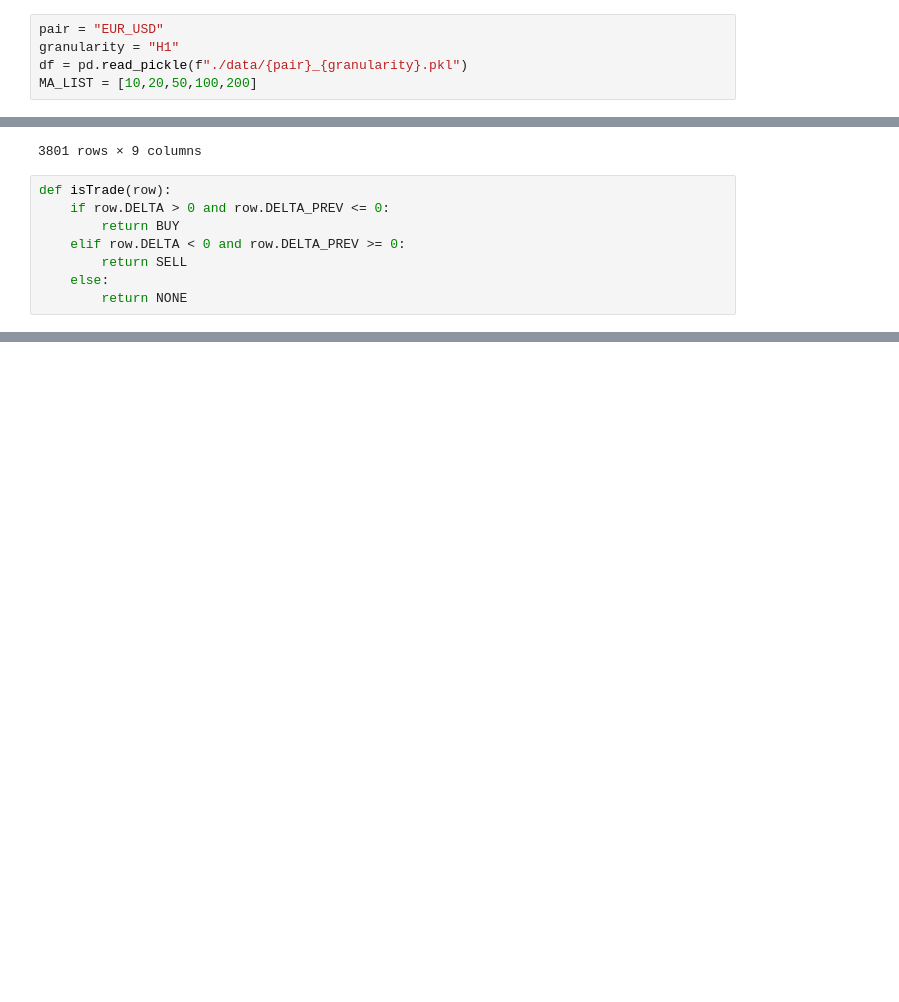
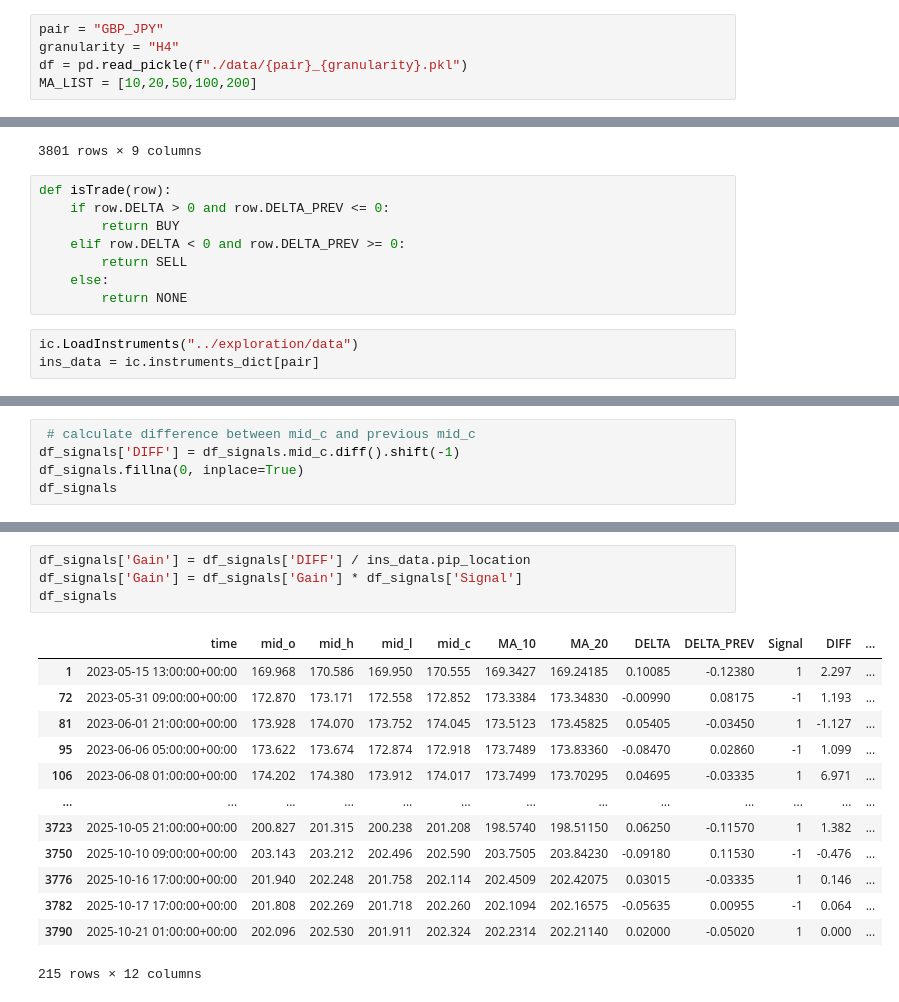
Before and after one commit to juanLude/backtesting_kangaroo, a Jupyter notebook: plotting_candles.ipynb, the cells around one changed output, grey strips where cells are left out. Saved outputs shown, nothing was run; the diff lists cells and outputs as text; blank space fills up the shorter version.

```diff
--- a/plotting_candles.ipynb
+++ b/plotting_candles.ipynb
@@ -7,8 +7,8 @@ import datetime as dt
 from plotting import CandlePlot
 from infrastructure.instrument_collection import instrumentCollection as ic
 # %%
-pair = "EUR_USD"
-granularity = "H1"
+pair = "GBP_JPY"
+granularity = "H4"
 df = pd.read_pickle(f"./data/{pair}_{granularity}.pkl")
 MA_LIST = [10,20,50,100,200]
 # %%
@@ -155,4 +155,7 @@ def isTrade(row):
         return SELL
     else:
         return NONE
+# %%
+ic.LoadInstruments("../exploration/data")
+ins_data = ic.instruments_dict[pair]
 # %%
@@ -174,0 +180,5 @@ df_an
+# %%
+ # calculate difference between mid_c and previous mid_c
+df_signals['DIFF'] = df_signals.mid_c.diff().shift(-1)
+df_signals.fillna(0, inplace=True)
+df_signals
@@ -174,0 +199,18 @@ df_an
+# %%
+df_signals['Gain'] = df_signals['DIFF'] / ins_data.pip_location
+df_signals['Gain'] = df_signals['Gain'] * df_signals['Signal']
+df_signals
+# %% [output]
+|  | time | mid_o | mid_h | mid_l | mid_c | MA_10 | MA_20 | DELTA | DELTA_PREV | Signal | DIFF | ... |
+| 1 | 2023-05-15 13:00:00+00:00 | 169.968 | 170.586 | 169.950 | 170.555 | 169.3427 | 169.24185 | 0.10085 | -0.12380 | 1 | 2.297 | ... |
+| 72 | 2023-05-31 09:00:00+00:00 | 172.870 | 173.171 | 172.558 | 172.852 | 173.3384 | 173.34830 | -0.00990 | 0.08175 | -1 | 1.193 | ... |
+| 81 | 2023-06-01 21:00:00+00:00 | 173.928 | 174.070 | 173.752 | 174.045 | 173.5123 | 173.45825 | 0.05405 | -0.03450 | 1 | -1.127 | ... |
+| 95 | 2023-06-06 05:00:00+00:00 | 173.622 | 173.674 | 172.874 | 172.918 | 173.7489 | 173.83360 | -0.08470 | 0.02860 | -1 | 1.099 | ... |
+| 106 | 2023-06-08 01:00:00+00:00 | 174.202 | 174.380 | 173.912 | 174.017 | 173.7499 | 173.70295 | 0.04695 | -0.03335 | 1 | 6.971 | ... |
+| ... | ... | ... | ... | ... | ... | ... | ... | ... | ... | ... | ... | ... |
+| 3723 | 2025-10-05 21:00:00+00:00 | 200.827 | 201.315 | 200.238 | 201.208 | 198.5740 | 198.51150 | 0.06250 | -0.11570 | 1 | 1.382 | ... |
+| 3750 | 2025-10-10 09:00:00+00:00 | 203.143 | 203.212 | 202.496 | 202.590 | 203.7505 | 203.84230 | -0.09180 | 0.11530 | -1 | -0.476 | ... |
+| 3776 | 2025-10-16 17:00:00+00:00 | 201.940 | 202.248 | 201.758 | 202.114 | 202.4509 | 202.42075 | 0.03015 | -0.03335 | 1 | 0.146 | ... |
+| 3782 | 2025-10-17 17:00:00+00:00 | 201.808 | 202.269 | 201.718 | 202.260 | 202.1094 | 202.16575 | -0.05635 | 0.00955 | -1 | 0.064 | ... |
+| 3790 | 2025-10-21 01:00:00+00:00 | 202.096 | 202.530 | 201.911 | 202.324 | 202.2314 | 202.21140 | 0.02000 | -0.05020 | 1 | 0.000 | ... |
+215 rows × 12 columns
```
Also changed, not shown: parts of 10 cells of this notebook, 2 other files.
